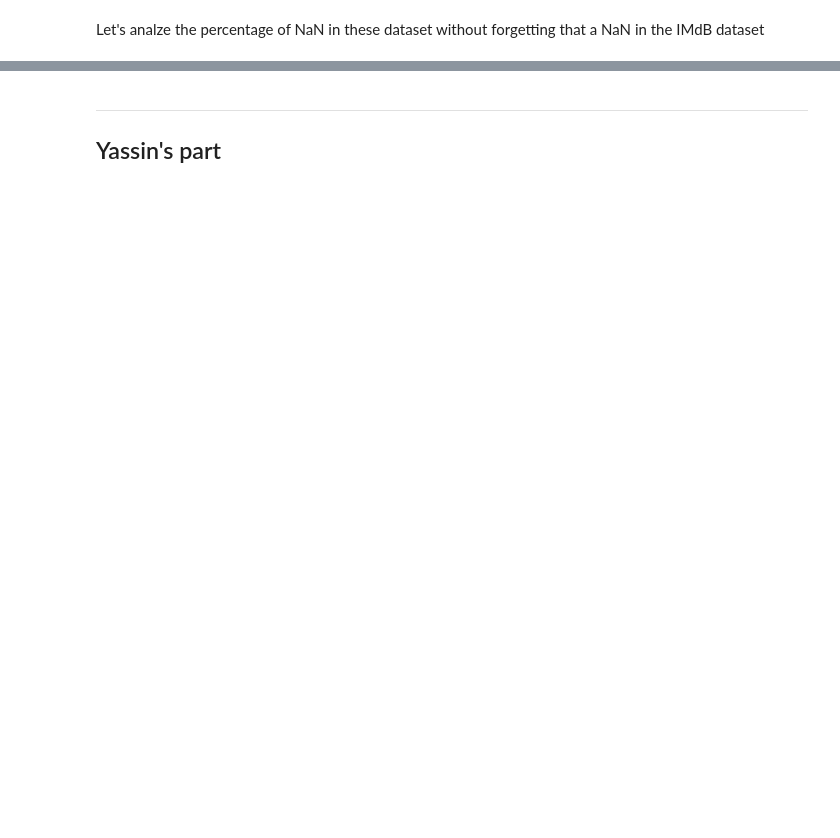
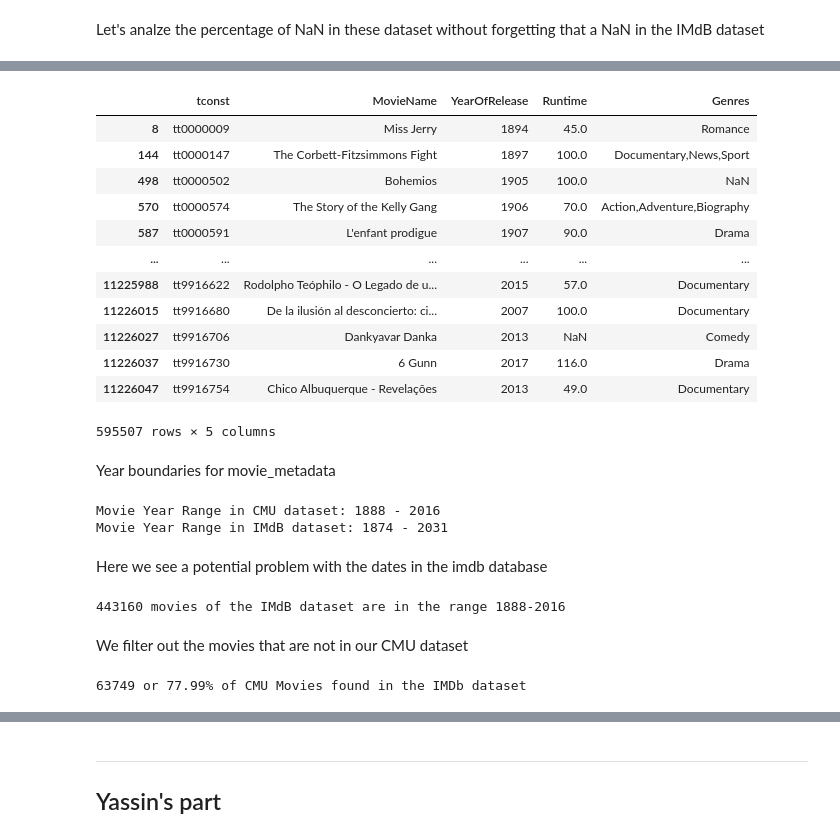
Before and after one commit to epfl-ada/ada-2024-project-arabsdatascientists2024, a Jupyter notebook: Exlploration_CMU.ipynb, the cells around one changed output, grey strips where cells are left out. Cells and saved outputs as stored; diff of their text form; code cells hidden in the pictures; blank space fills up the shorter version.

```diff
--- a/Exlploration_CMU.ipynb
+++ b/Exlploration_CMU.ipynb
@@ -269,0 +307,61 @@ imdb_movies
+# %%
+imdb_movies = imdb_movies_raw[imdb_movies_raw['titleType']=='movie']
+imdb_movies = imdb_movies.drop(columns=['titleType','primaryTitle','isAdult','endYear'])
+
+imdb_movies.replace('\\N', np.nan, inplace=True)
+imdb_movies = imdb_movies.dropna(subset=['originalTitle','startYear'])
+
+imdb_movies.rename(columns={'originalTitle': 'MovieName',
+                            'startYear':'YearOfRelease',
+                            'runtimeMinutes':'Runtime',
+                            'genres':'Genres'}, inplace=True)
+
+imdb_movies['YearOfRelease'] = imdb_movies['YearOfRelease'].astype(int)
+imdb_movies['Runtime'] = imdb_movies['Runtime'].astype(float).round(1)
+
+imdb_movies
+# %% [output]
+|  | tconst | MovieName | YearOfRelease | Runtime | Genres |
+| 8 | tt0000009 | Miss Jerry | 1894 | 45.0 | Romance |
+| 144 | tt0000147 | The Corbett-Fitzsimmons Fight | 1897 | 100.0 | Documentary,News,Sport |
+| 498 | tt0000502 | Bohemios | 1905 | 100.0 | NaN |
+| 570 | tt0000574 | The Story of the Kelly Gang | 1906 | 70.0 | Action,Adventure,Biography |
+| 587 | tt0000591 | L'enfant prodigue | 1907 | 90.0 | Drama |
+| ... | ... | ... | ... | ... | ... |
+| 11225988 | tt9916622 | Rodolpho Teóphilo - O Legado de u... | 2015 | 57.0 | Documentary |
+| 11226015 | tt9916680 | De la ilusión al desconcierto: ci... | 2007 | 100.0 | Documentary |
+| 11226027 | tt9916706 | Dankyavar Danka | 2013 | NaN | Comedy |
+| 11226037 | tt9916730 | 6 Gunn | 2017 | 116.0 | Drama |
+| 11226047 | tt9916754 | Chico Albuquerque - Revelações | 2013 | 49.0 | Documentary |
+595507 rows × 5 columns
+# %% [markdown]
+Year boundaries for movie_metadata
+# %%
+cmu_min_year = movie_metadata['YearOfRelease'].min()
+cmu_max_year = movie_metadata['YearOfRelease'].max()
+print("Movie Year Range in CMU dataset:",cmu_min_year, "-",cmu_max_year)
+
+imdb_min_year = imdb_movies_raw[imdb_movies_raw['startYear'] != '\\N']['startYear'].min()
+imdb_max_year = imdb_movies_raw[imdb_movies_raw['startYear'] != '\\N']['startYear'].max()
+print("Movie Year Range in IMdB dataset:",imdb_min_year, "-",imdb_max_year)
+# %% [output]
+Movie Year Range in CMU dataset: 1888 - 2016
+Movie Year Range in IMdB dataset: 1874 - 2031
+# %% [markdown]
+Here we see a potential problem with the dates in the imdb database
+# %%
+imdb_movies = imdb_movies[(imdb_movies['YearOfRelease'] >= cmu_min_year) & (imdb_movies['YearOfRelease'] <= cmu_max_year)]
+
+print(f"{len(imdb_movies)} movies of the IMdB dataset are in the range {cmu_min_year}-{cmu_max_year}")
+# %% [output]
+443160 movies of the IMdB dataset are in the range 1888-2016
+# %% [markdown]
+We filter out the movies that are not in our CMU dataset
+# %%
+imdb_movies = imdb_movies[imdb_movies[['MovieName', 'YearOfRelease']].isin(movie_metadata[['MovieName', 'YearOfRelease']].to_dict(orient='list')).all(axis=1)]
+imdb_movies = imdb_movies.reset_index(drop=True)
+
+movie_percentage_matching = (len(imdb_movies) / movie_metadata.shape[0]) * 100
+print(f"{len(imdb_movies)} or {movie_percentage_matching:.2f}% of CMU Movies found in the IMDb dataset")
+# %% [output]
+63749 or 77.99% of CMU Movies found in the IMDb dataset
```
Also changed, not shown: parts of 32 cells of this notebook, 1 other file.
